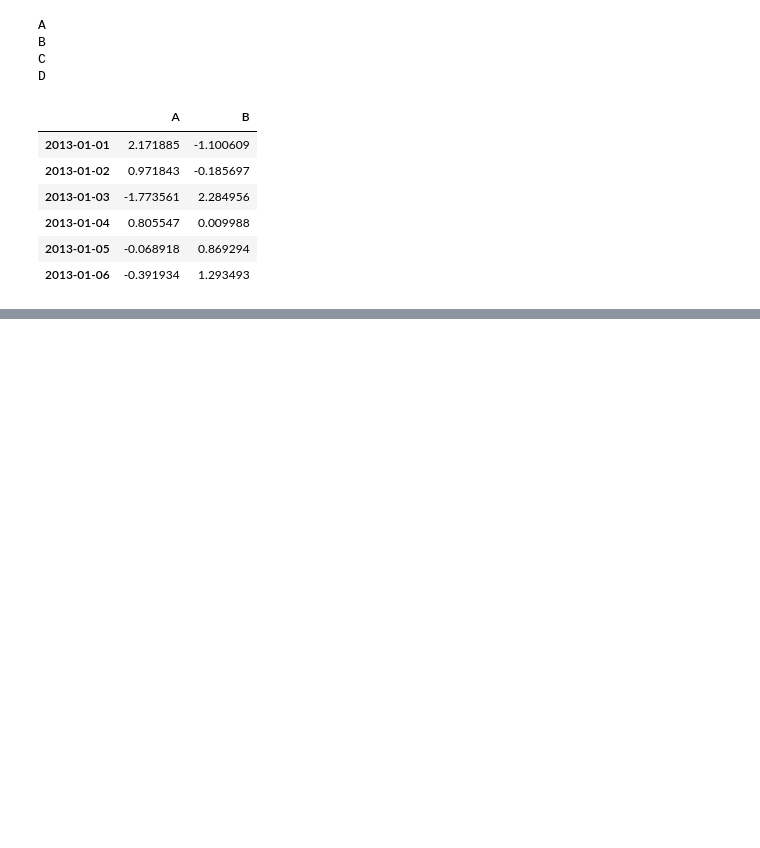
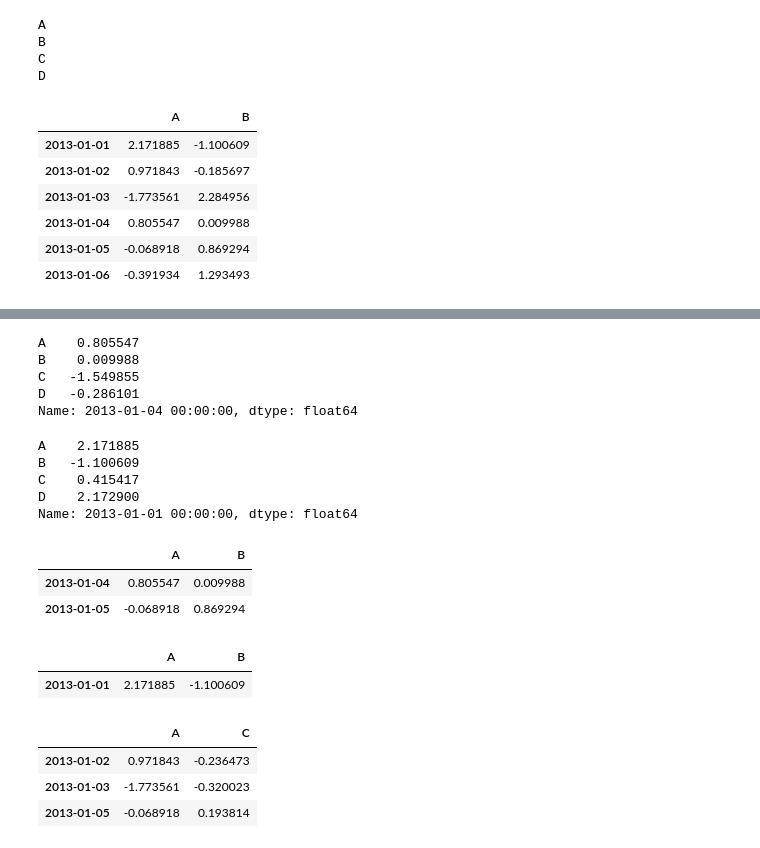
Before and after one commit to Mushaddict/Python, a Jupyter notebook: Pands入门教程/十分钟入门Pandas.ipynb, the cells around one changed output, grey strips where cells are left out. Drawn from its saved outputs; the diff is of its cells as text; code cells hidden in the pictures; blank space fills up the shorter version.

```diff
--- a/Pands入门教程/十分钟入门Pandas.ipynb
+++ b/Pands入门教程/十分钟入门Pandas.ipynb
@@ -274,0 +302,34 @@ df.loc[:, ['A', 'B']]
+# %%
+df.iloc[3]
+# %% [output]
+A    0.805547
+B    0.009988
+C   -1.549855
+D   -0.286101
+Name: 2013-01-04 00:00:00, dtype: float64
+# %%
+df.iloc[0]
+# %% [output]
+A    2.171885
+B   -1.100609
+C    0.415417
+D    2.172900
+Name: 2013-01-01 00:00:00, dtype: float64
+# %%
+df.iloc[3:5, 0:2]
+# %% [output]
+|  | A | B |
+| 2013-01-04 | 0.805547 | 0.009988 |
+| 2013-01-05 | -0.068918 | 0.869294 |
+# %%
+df.iloc[:1, 0:2]
+# %% [output]
+|  | A | B |
+| 2013-01-01 | 2.171885 | -1.100609 |
+# %%
+df.iloc[[1, 2, 4], [0, 2]]
+# %% [output]
+|  | A | C |
+| 2013-01-02 | 0.971843 | -0.236473 |
+| 2013-01-03 | -1.773561 | -0.320023 |
+| 2013-01-05 | -0.068918 | 0.193814 |
```
Also changed, not shown: parts of 7 cells of this notebook.
